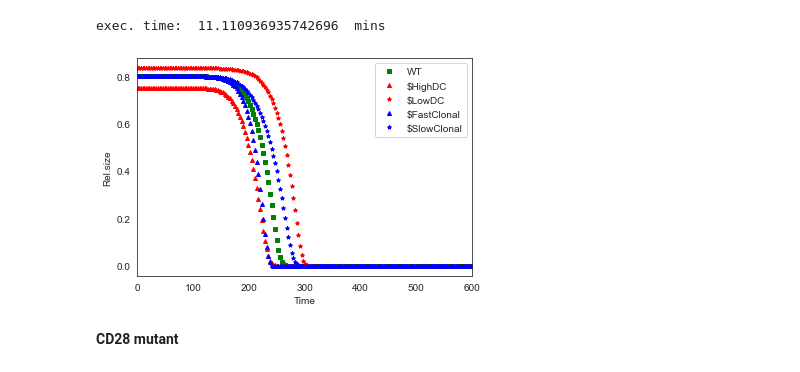
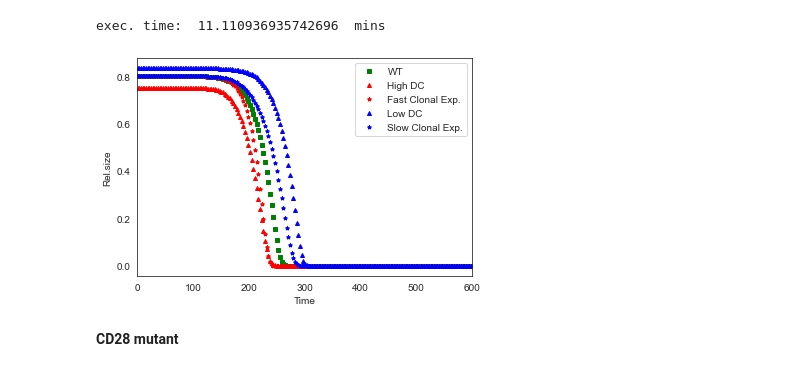
Before and after one commit to sysbio-curie/ICD, a Jupyter notebook: ICD_extend_fullset.ipynb, the cells around one changed output. Drawn from its saved outputs; the diff is of its cells as text; code cells hidden in the pictures.

```diff
--- a/ICD_extend_fullset.ipynb
+++ b/ICD_extend_fullset.ipynb
@@ -152,22 +152,22 @@ SlowClonal_table = SlowClonal_res.get_nodes_stepwise_probability_distribution(no
 # %%
 mutants_vs_WT = plt.figure()
 plt.plot(range(0,601)[1:600:3],WT_table['PopRatio'][1:600:3]*WT_table['Tumor'][1:600:3],
          "sg",label="WT",markersize=4)
 plt.plot(range(0,601)[1:600:3],HighDC_table['PopRatio'][1:600:3]*HighDC_table['Tumor'][1:600:3],
-         "^r",label="$HighDC",markersize=4)
+         "^r",label="High DC",markersize=4)
+plt.plot(range(0,601)[1:600:3],FastClonal_table['PopRatio'][1:600:3]*FastClonal_table['Tumor'][1:600:3],
+         "*r",label="Fast Clonal Exp.",markersize=4)
 plt.plot(range(0,601)[1:600:3],LowDC_table['PopRatio'][1:600:3]*LowDC_table['Tumor'][1:600:3],
-         "*r",label="$LowDC",markersize=4)
-plt.plot(range(0,601)[1:600:3],FastClonal_table['PopRatio'][1:600:3]*FastClonal_table['Tumor'][1:600:3],
-         "^b",label="$FastClonal",markersize=4)
+         "^b",label="Low DC",markersize=4)
 plt.plot(range(0,601)[1:600:3],SlowClonal_table['PopRatio'][1:600:3]*SlowClonal_table['Tumor'][1:600:3],
-         "*b",label="$SlowClonal",markersize=4)
+         "*b",label="Slow Clonal Exp.",markersize=4)
 plt.ylabel("Rel.size")
 plt.xlabel("Time")
 plt.xlim(left=0, right=600)
 plt.legend()
 save_figure(mutants_vs_WT,"mutants_vs_WT")
 # %% [output]
-[figure, old version]
+[figure, new version]
 # %% [markdown]
 __CD28 mutant__
 # %%
```
Also changed, not shown: parts of 1 cell of this notebook.
